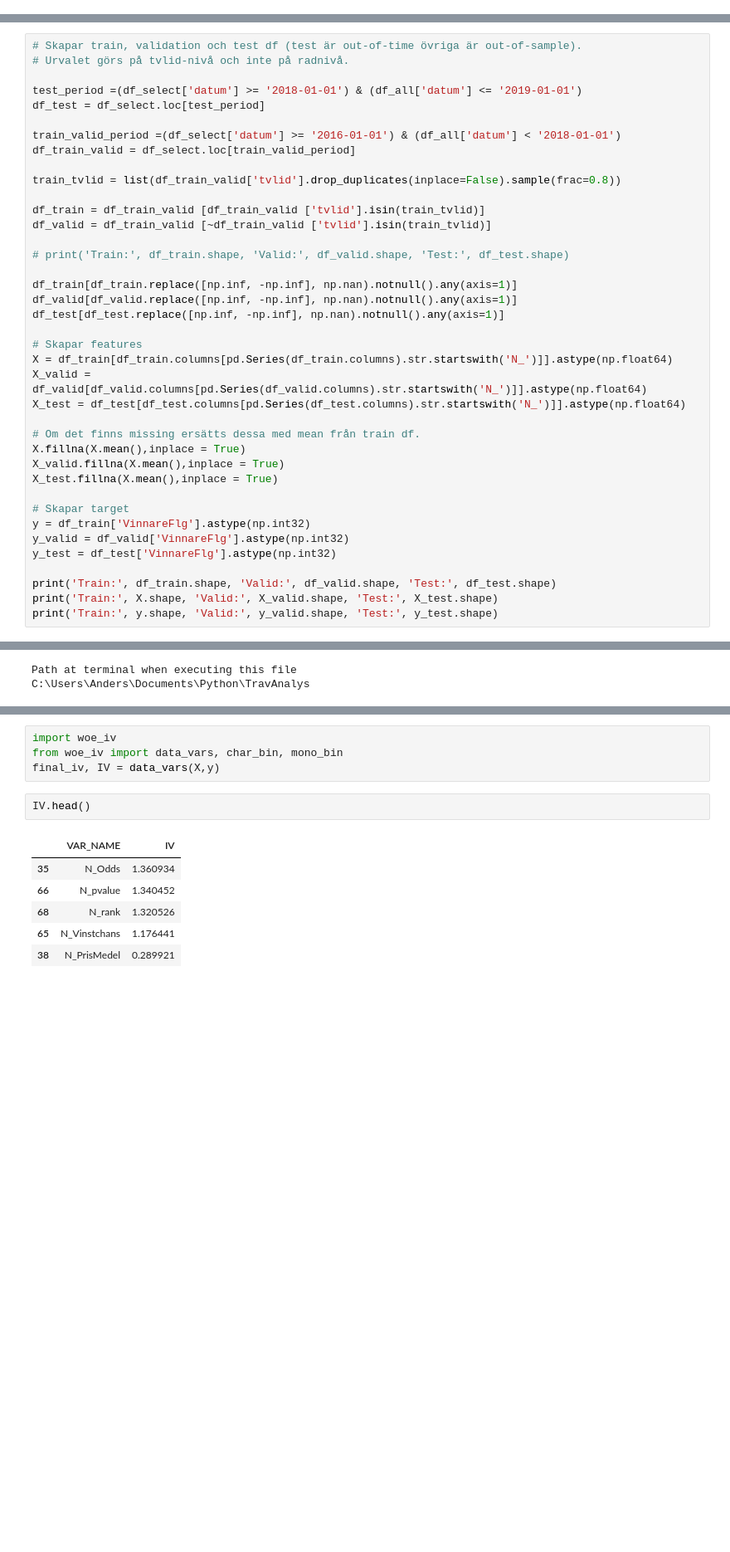
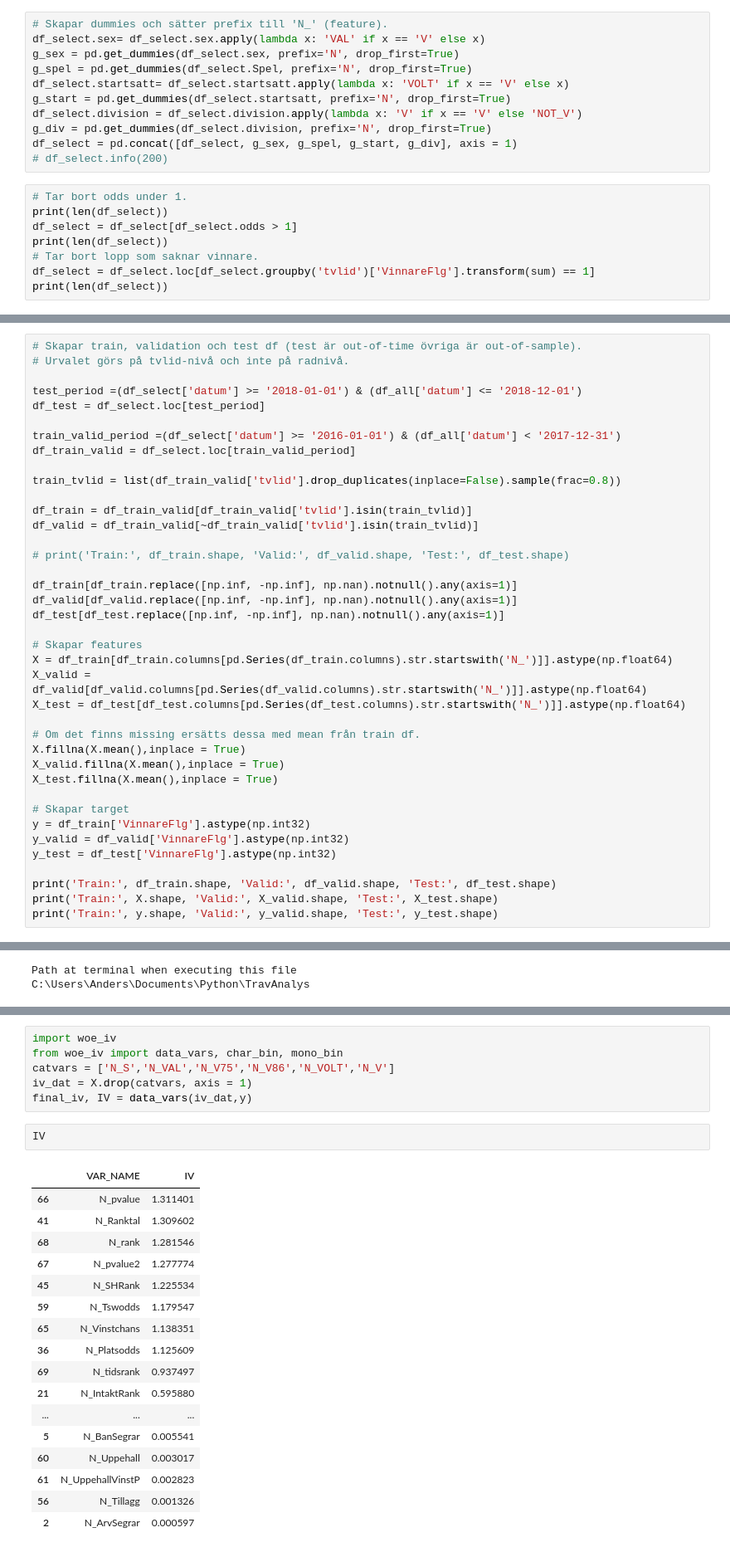
Before and after one commit to AndFCar/TravAnalys, a Jupyter notebook: SpelaVinnare.ipynb, the cells around one changed output, grey strips where cells are left out. Shown at 83% size. Drawn from its saved outputs; the diff is of its cells as text; blank space fills up the shorter version.

```diff
--- a/SpelaVinnare.ipynb
+++ b/SpelaVinnare.ipynb
@@ -244,0 +311,19 @@ df_select = df_all[selection]
+# %%
+# Skapar dummies och sätter prefix till 'N_' (feature).
+df_select.sex= df_select.sex.apply(lambda x: 'VAL' if x == 'V' else x)
+g_sex = pd.get_dummies(df_select.sex, prefix='N', drop_first=True)
+g_spel = pd.get_dummies(df_select.Spel, prefix='N', drop_first=True)
+df_select.startsatt= df_select.startsatt.apply(lambda x: 'VOLT' if x == 'V' else x)
+g_start = pd.get_dummies(df_select.startsatt, prefix='N', drop_first=True)
+df_select.division = df_select.division.apply(lambda x: 'V' if x == 'V' else 'NOT_V')
+g_div = pd.get_dummies(df_select.division, prefix='N', drop_first=True)
+df_select = pd.concat([df_select, g_sex, g_spel, g_start, g_div], axis = 1)
+# df_select.info(200)
+# %%
+# Tar bort odds under 1.
+print(len(df_select))
+df_select = df_select[df_select.odds > 1]
+print(len(df_select))
+# Tar bort lopp som saknar vinnare.
+df_select = df_select.loc[df_select.groupby('tvlid')['VinnareFlg'].transform(sum) == 1]
+print(len(df_select))
@@ -246,16 +344,16 @@ df_select = df_all[selection]
 # Skapar train, validation och test df (test är out-of-time övriga är out-of-sample).
 # Urvalet görs på tvlid-nivå och inte på radnivå.
 
-test_period =(df_select['datum'] >= '2018-01-01') & (df_all['datum'] <= '2019-01-01')
+test_period =(df_select['datum'] >= '2018-01-01') & (df_all['datum'] <= '2018-12-01')
 df_test = df_select.loc[test_period]
 
-train_valid_period =(df_select['datum'] >= '2016-01-01') & (df_all['datum'] < '2018-01-01')
+train_valid_period =(df_select['datum'] >= '2016-01-01') & (df_all['datum'] < '2017-12-31')
 df_train_valid = df_select.loc[train_valid_period]
 
 train_tvlid = list(df_train_valid['tvlid'].drop_duplicates(inplace=False).sample(frac=0.8))
 
-df_train = df_train_valid [df_train_valid ['tvlid'].isin(train_tvlid)]
-df_valid = df_train_valid [~df_train_valid ['tvlid'].isin(train_tvlid)]
+df_train = df_train_valid[df_train_valid['tvlid'].isin(train_tvlid)]
+df_valid = df_train_valid[~df_train_valid['tvlid'].isin(train_tvlid)]
 
 # print('Train:', df_train.shape, 'Valid:', df_valid.shape, 'Test:', df_test.shape)
 
@@ -294,13 +420,26 @@ C:\Users\Anders\Documents\Python\TravAnalys
 # %%
 import woe_iv
 from woe_iv import data_vars, char_bin, mono_bin
-final_iv, IV = data_vars(X,y)
+catvars = ['N_S','N_VAL','N_V75','N_V86','N_VOLT','N_V']
+iv_dat = X.drop(catvars, axis = 1)
+final_iv, IV = data_vars(iv_dat,y)
 # %%
-IV.head()
+IV
 # %% [output]
 |  | VAR_NAME | IV |
-| 35 | N_Odds | 1.360934 |
-| 66 | N_pvalue | 1.340452 |
-| 68 | N_rank | 1.320526 |
-| 65 | N_Vinstchans | 1.176441 |
-| 38 | N_PrisMedel | 0.289921 |
+| 66 | N_pvalue | 1.311401 |
+| 41 | N_Ranktal | 1.309602 |
+| 68 | N_rank | 1.281546 |
+| 67 | N_pvalue2 | 1.277774 |
+| 45 | N_SHRank | 1.225534 |
+| 59 | N_Tswodds | 1.179547 |
+| 65 | N_Vinstchans | 1.138351 |
+| 36 | N_Platsodds | 1.125609 |
+| 69 | N_tidsrank | 0.937497 |
+| 21 | N_IntaktRank | 0.595880 |
+| ... | ... | ... |
+| 5 | N_BanSegrar | 0.005541 |
+| 60 | N_Uppehall | 0.003017 |
+| 61 | N_UppehallVinstP | 0.002823 |
+| 56 | N_Tillagg | 0.001326 |
+| 2 | N_ArvSegrar | 0.000597 |
```
Also changed, not shown: parts of 47 cells of this notebook.
